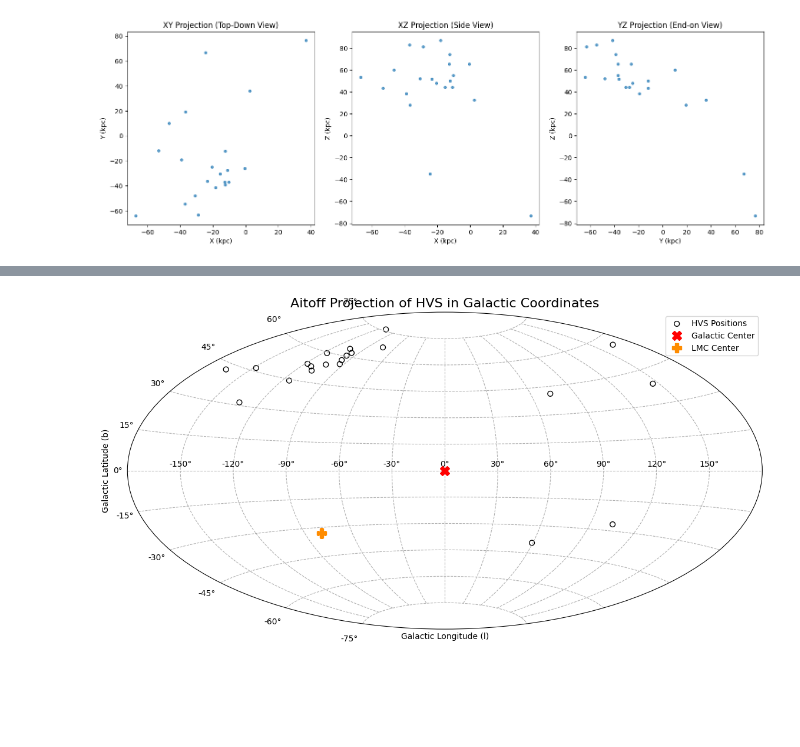
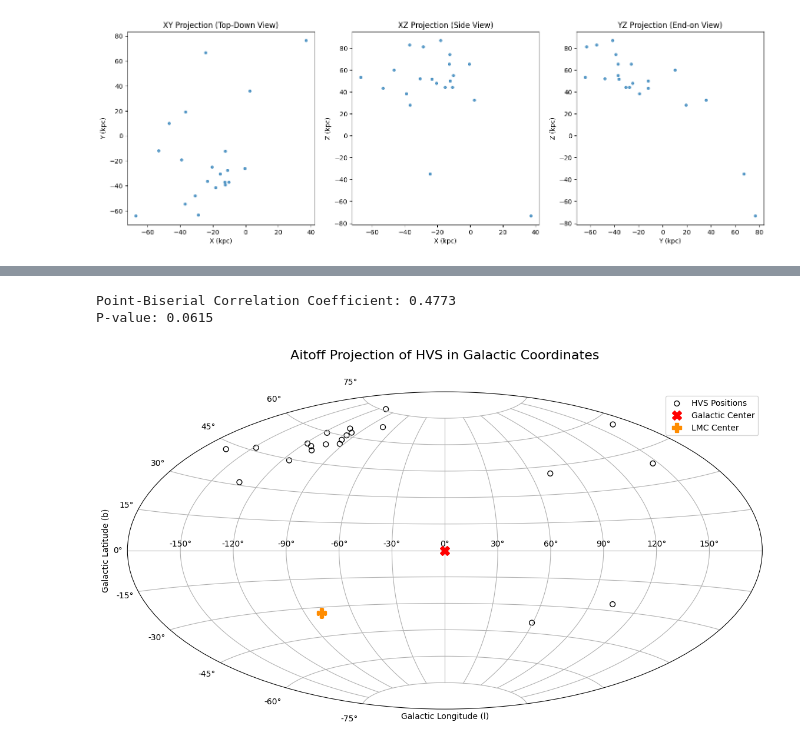
Before and after one commit to andrewqin29/hvs-integrator, a Jupyter notebook: datavis.ipynb, the cells around one changed output, grey strips where cells are left out. Saved outputs shown, nothing was run; the diff lists cells and outputs as text; code cells hidden in the pictures; blank space fills up the shorter version.

Commit message:
lmc velocity correlation hist and point biserial correlation

```diff
--- a/datavis.ipynb
+++ b/datavis.ipynb
@@ -97,31 +178,54 @@ import gala.dynamics as gd
+# %%
+# point biserial correlation coefficient for asserting signficance of velocity correlation to truth
+from scipy import stats
+
+truth_data = {
+    'HVS': truth_hvs,
+    'truth': truth
+}
+truth_df = pd.DataFrame(truth_data)
+
+if 'truth' not in df.columns:
+    df['HVS'] = df['HVS'].astype(int)
+    df = pd.merge(df, truth_df, on='HVS')
+    df.dropna(subset=['truth'], inplace=True) #drop no predictions
+    df['truth'] = df['truth'].astype(int)
+
+# point biserial coefficient, used for one continous and one binary var
+correlation, p_value = stats.pointbiserialr(df['lmc_alignment'], df['truth'])
+print(f"\nPoint-Biserial Correlation Coefficient: {correlation:.4f}")
+print(f"P-value: {p_value:.4f}")
+# %% [output]
+Point-Biserial Correlation Coefficient: 0.4773
+P-value: 0.0615
 # %%
 # aitoff projection using original RA, Dec values
 df = pd.read_csv('data/gaia_data.csv')
 
 ra_deg = df['ra'].values * u.degree
 dec_deg = df['dec'].values * u.degree
 
 icrs_coords = SkyCoord(frame='icrs', ra=ra_deg, dec=dec_deg)
 galactic_coords = icrs_coords.transform_to(Galactic)
 
 l_rad = galactic_coords.l.wrap_at(180*u.degree).radian
 b_rad = galactic_coords.b.radian
 
 fig = plt.figure(figsize=(14, 7))
 ax = fig.add_subplot(111, projection='aitoff')
 
 ax.scatter(l_rad, b_rad, s=40, facecolors='none', edgecolors='black', label='HVS Positions')
 ax.plot(0, 0, 'X', color='red', markersize=12, label='Galactic Center')
 lmc_l_rad = np.deg2rad(280.47 - 360)
 lmc_b_rad = np.deg2rad(-32.91)
 ax.plot(lmc_l_rad, lmc_b_rad, 'P', color='darkorange', markersize=12, label='LMC Center')
 
-ax.set_title('Aitoff Projection of HVS in Galactic Coordinates', fontsize=16)
+ax.set_title('Aitoff Projection of HVS in Galactic Coordinates', fontsize=16, pad=40)
 ax.set_xlabel('Galactic Longitude (l)')
 ax.set_ylabel('Galactic Latitude (b)')
 ax.legend()
-ax.grid(True, linestyle='--')
+ax.grid(True, linestyle='-')
 
 plt.show()
 # %% [output]
-[figure, old version]
+[figure, new version]
```
Also changed, not shown: parts of 3 cells of this notebook, 1 other file.
